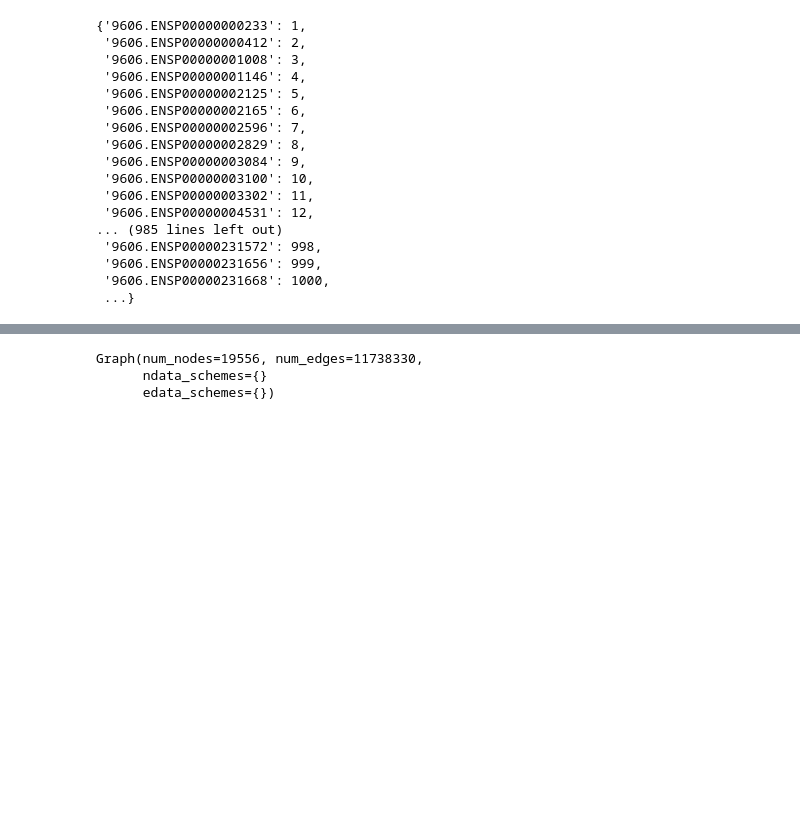
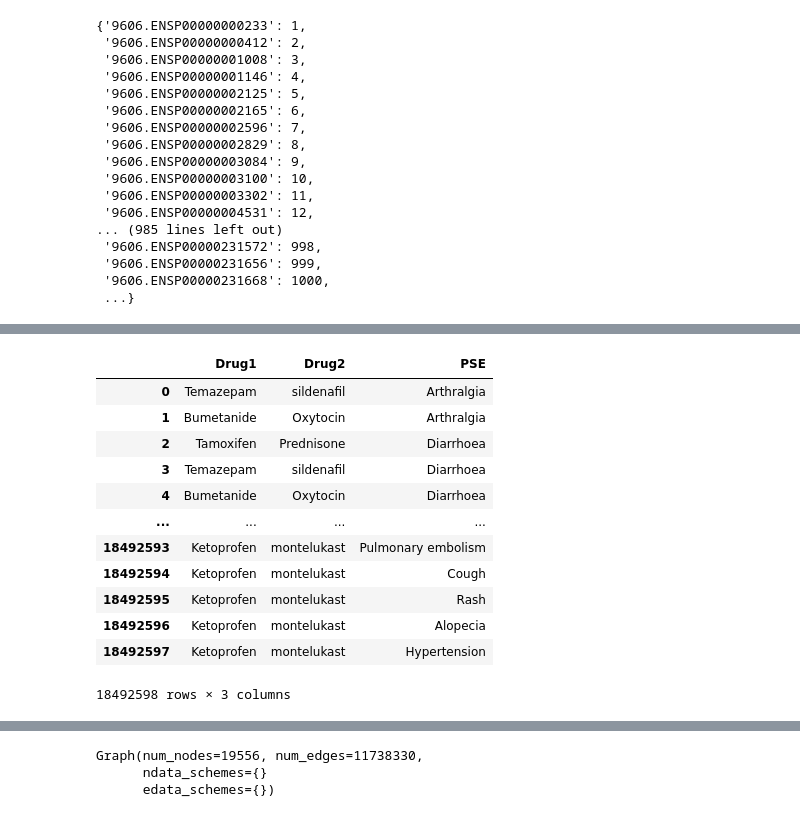
Before and after one commit to amanzadi/MS_Thesis, a Jupyter notebook: GNN_PPI_prep.ipynb, the cells around one changed output, grey strips where cells are left out. Saved outputs shown, nothing was run; the diff lists cells and outputs as text; code cells hidden in the pictures; blank space fills up the shorter version.

```diff
--- a/GNN_PPI_prep.ipynb
+++ b/GNN_PPI_prep.ipynb
@@ -95,0 +109,17 @@ ppi['protein2'] = ppi.apply(lambda x: gene2id(x['protein2']), axis=1)
+# %%
+PSE = pd.read_csv('../data/TWOSIDE-train-PSE-964.csv', sep = ',')
+PSE
+# %% [output]
+|  | Drug1 | Drug2 | PSE |
+| 0 | Temazepam | sildenafil | Arthralgia |
+| 1 | Bumetanide | Oxytocin | Arthralgia |
+| 2 | Tamoxifen | Prednisone | Diarrhoea |
+| 3 | Temazepam | sildenafil | Diarrhoea |
+| 4 | Bumetanide | Oxytocin | Diarrhoea |
+| ... | ... | ... | ... |
+| 18492593 | Ketoprofen | montelukast | Pulmonary embolism |
+| 18492594 | Ketoprofen | montelukast | Cough |
+| 18492595 | Ketoprofen | montelukast | Rash |
+| 18492596 | Ketoprofen | montelukast | Alopecia |
+| 18492597 | Ketoprofen | montelukast | Hypertension |
+18492598 rows × 3 columns
```
Also changed, not shown: parts of 12 cells of this notebook, 1 other file.
